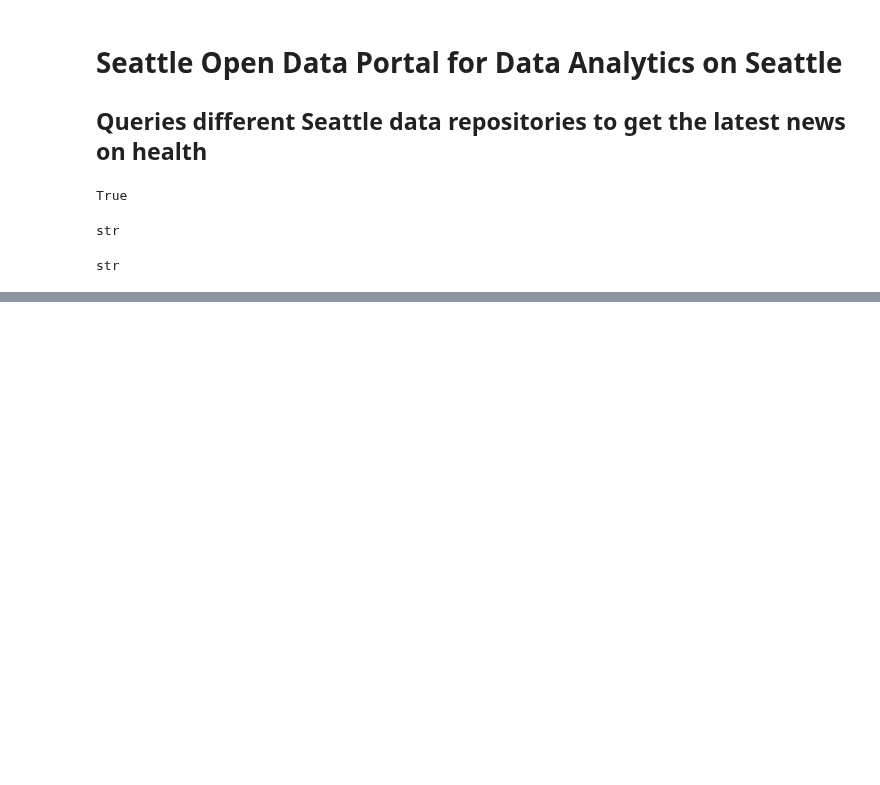
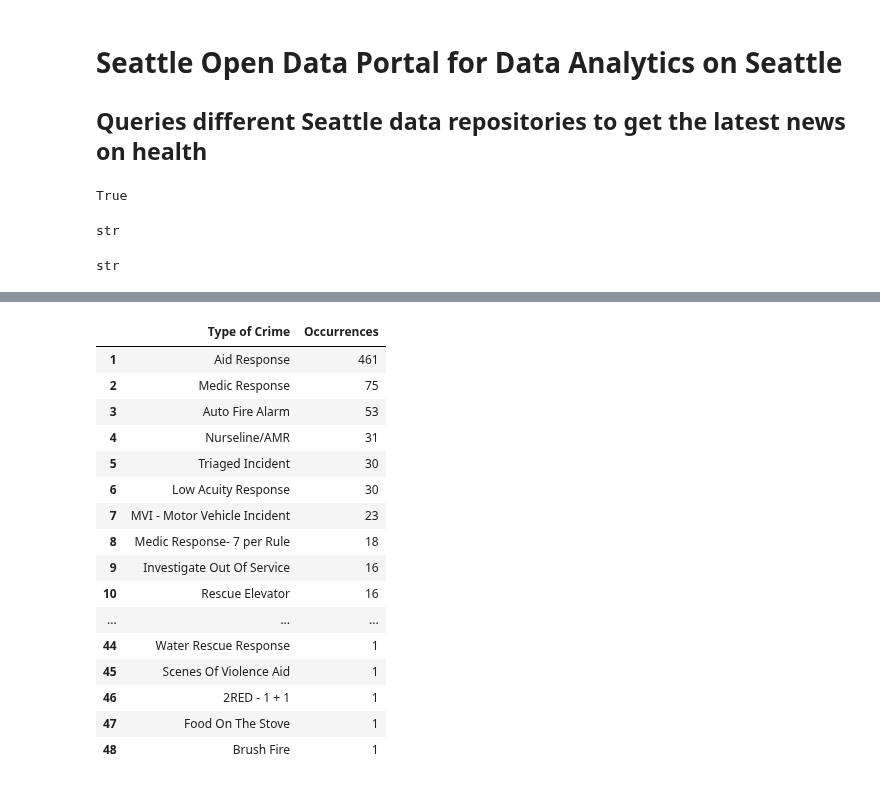
Before and after one commit to silvanoross/Seattle_Study_Explore, a Jupyter notebook: seattle_data.ipynb, the cells around one changed output, grey strips where cells are left out. Saved outputs shown, nothing was run; the diff lists cells and outputs as text; code cells hidden in the pictures; blank space fills up the shorter version.

```diff
--- a/seattle_data.ipynb
+++ b/seattle_data.ipynb
@@ -220,0 +237,29 @@ TypeError: ufunc 'isfinite' not supported for the input types, and the inputs co
+# %%
+# create chart from csv of value counts for display
+
+# read saved csv with new headers
+value_counts_df = pd.read_csv('./data/value_counts_crimes.csv', header=None)
+
+columns=['Type of Crime', 'Occurrences']
+
+value_counts_df.columns=columns
+value_counts_df = value_counts_df.dropna()
+value_counts_df
+# %% [output]
+|  | Type of Crime | Occurrences |
+| 1 | Aid Response | 461 |
+| 2 | Medic Response | 75 |
+| 3 | Auto Fire Alarm | 53 |
+| 4 | Nurseline/AMR | 31 |
+| 5 | Triaged Incident | 30 |
+| 6 | Low Acuity Response | 30 |
+| 7 | MVI - Motor Vehicle Incident | 23 |
+| 8 | Medic Response- 7 per Rule | 18 |
+| 9 | Investigate Out Of Service | 16 |
+| 10 | Rescue Elevator | 16 |
+| ... | ... | ... |
+| 44 | Water Rescue Response | 1 |
+| 45 | Scenes Of Violence Aid | 1 |
+| 46 | 2RED - 1 + 1 | 1 |
+| 47 | Food On The Stove | 1 |
+| 48 | Brush Fire | 1 |
```
Also changed, not shown: parts of 17 cells of this notebook, 7 other files.
